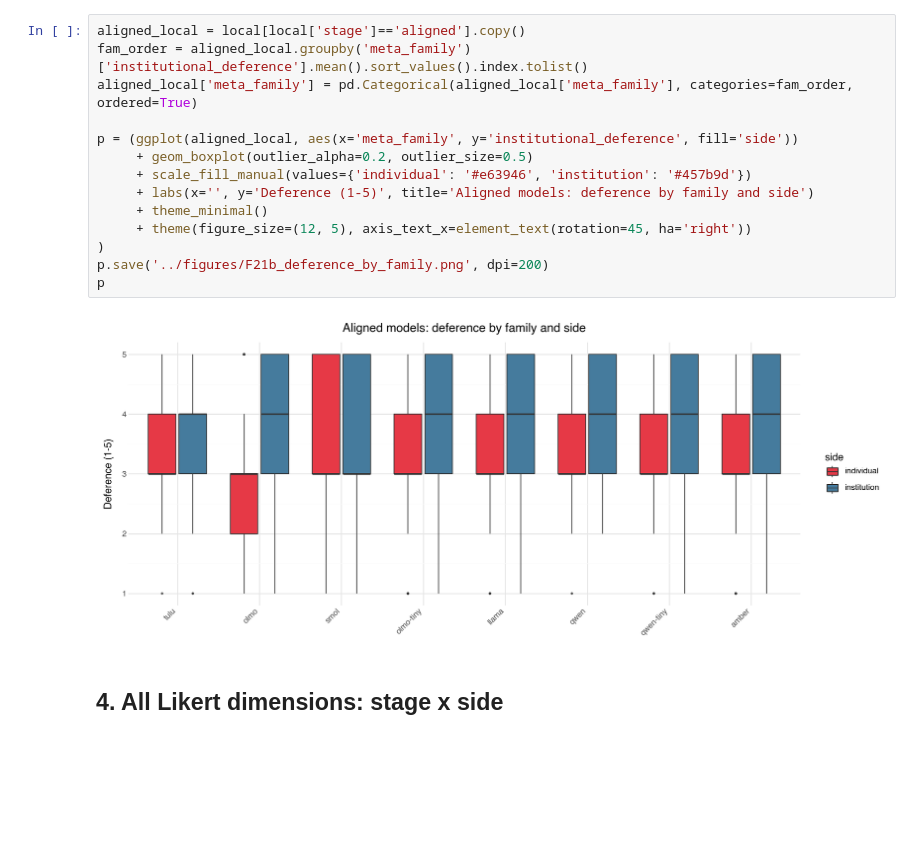
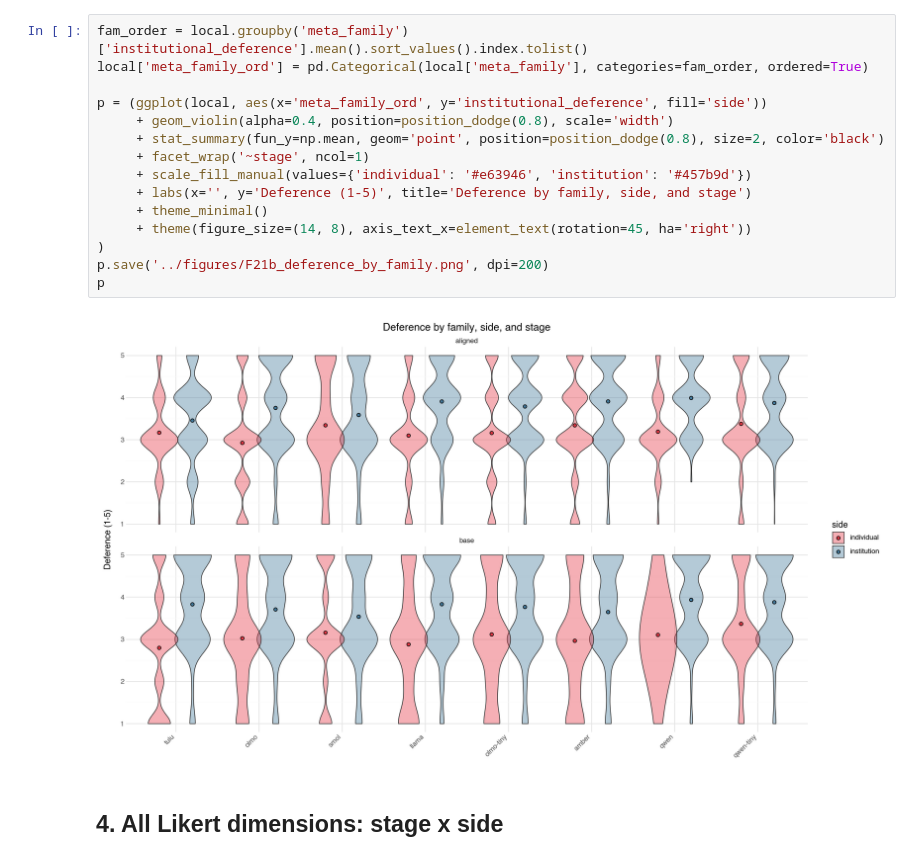
Before and after one commit to quadrismegistus/malign-logits, a Jupyter notebook: notebooks/F21b_institutional_plotnine.ipynb, the cells around one changed output. Drawn from its saved outputs; the diff is of its cells as text; blank space fills up the shorter version.

```diff
--- a/notebooks/F21b_institutional_plotnine.ipynb
+++ b/notebooks/F21b_institutional_plotnine.ipynb
@@ -77,19 +83,20 @@ p
 # %%
-aligned_local = local[local['stage']=='aligned'].copy()
-fam_order = aligned_local.groupby('meta_family')['institutional_deference'].mean().sort_values().index.tolist()
-aligned_local['meta_family'] = pd.Categorical(aligned_local['meta_family'], categories=fam_order, ordered=True)
+fam_order = local.groupby('meta_family')['institutional_deference'].mean().sort_values().index.tolist()
+local['meta_family_ord'] = pd.Categorical(local['meta_family'], categories=fam_order, ordered=True)
 
-p = (ggplot(aligned_local, aes(x='meta_family', y='institutional_deference', fill='side'))
-     + geom_boxplot(outlier_alpha=0.2, outlier_size=0.5)
+p = (ggplot(local, aes(x='meta_family_ord', y='institutional_deference', fill='side'))
+     + geom_violin(alpha=0.4, position=position_dodge(0.8), scale='width')
+     + stat_summary(fun_y=np.mean, geom='point', position=position_dodge(0.8), size=2, color='black')
+     + facet_wrap('~stage', ncol=1)
      + scale_fill_manual(values={'individual': '#e63946', 'institution': '#457b9d'})
-     + labs(x='', y='Deference (1-5)', title='Aligned models: deference by family and side')
+     + labs(x='', y='Deference (1-5)', title='Deference by family, side, and stage')
      + theme_minimal()
-     + theme(figure_size=(12, 5), axis_text_x=element_text(rotation=45, ha='right'))
+     + theme(figure_size=(14, 8), axis_text_x=element_text(rotation=45, ha='right'))
 )
 p.save('../figures/F21b_deference_by_family.png', dpi=200)
 p
 # %% [output]
-[figure, old version]
+[figure, new version]
 # %% [markdown]
 ## 4. All Likert dimensions: stage x side
 # %%
```
Also changed, not shown: parts of 14 cells of this notebook.
